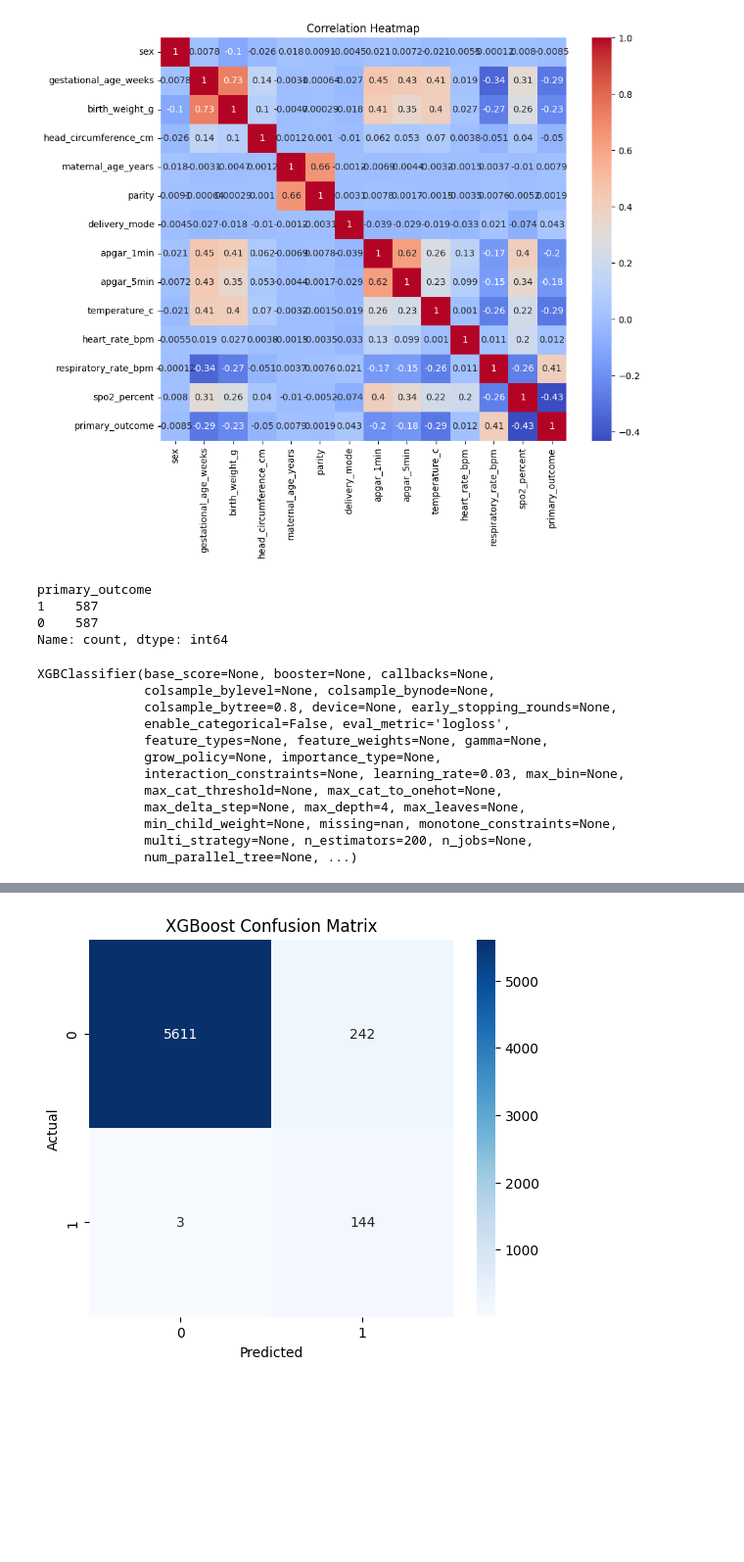
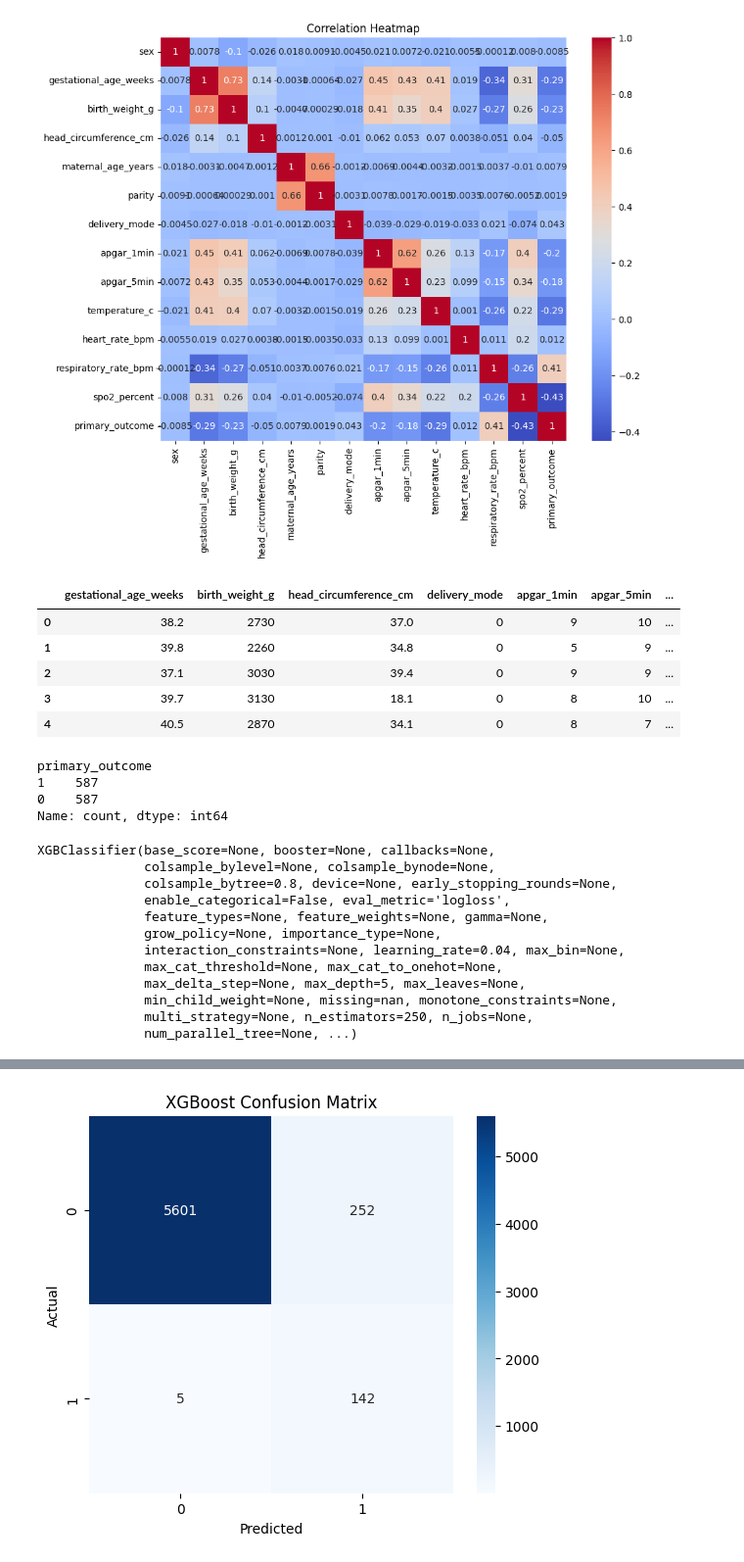
Before and after one commit to mablemunanura/NEONATES, a Jupyter notebook: notebooks/EDA/eda_clinical_data.ipynb, the cells around one changed output, grey strips where cells are left out. Shown at 98% size. Drawn from its saved outputs; the diff is of its cells as text; code cells hidden in the pictures; blank space fills up the shorter version.

```diff
--- a/notebooks/ClinicalData.ipynb
+++ b/notebooks/EDA/eda_clinical_data.ipynb
@@ -30,7 +30,7 @@ high.head()
 | 3 | 4 | F | 39.0 | 3230 | 42.0 | 31 | ... |
 | 4 | 5 | M | 38.1 | 3470 | 37.2 | 27 | ... |
 # %%
-low = pd.read_csv('../clinical_data/neonatal_low_burden.csv')
+low = pd.read_csv('../../clinical_data/neonatal_low_burden.csv')
 low.head()
 # %% [output]
 |  | id | sex | gestational_age_weeks | birth_weight_g | head_circumference_cm | maternal_age_years | ... |
@@ -40,7 +40,7 @@ low.head()
 | 3 | 4 | F | 39.0 | 3230 | 34.6 | 31 | ... |
 | 4 | 5 | M | 39.0 | 3630 | 35.2 | 27 | ... |
 # %%
-moderate = pd.read_csv('../clinical_data/neonatal_moderate_burden.csv')
+moderate = pd.read_csv('../../clinical_data/neonatal_moderate_burden.csv')
 moderate.head()
 # %% [output]
 |  | id | sex | gestational_age_weeks | birth_weight_g | head_circumference_cm | maternal_age_years | ... |
@@ -333,3 +333,7 @@ df.head()
 | 2 | 1 | 37.1 | 3030 | 39.4 | 20 | 2 | ... |
 | 3 | 0 | 39.7 | 3130 | 18.1 | 15 | 0 | ... |
 | 4 | 0 | 40.5 | 2870 | 34.1 | 23 | 1 | ... |
+# %%
+#Remove bw_category column
+df.drop("bw_category", axis=1, inplace=True)
+df.head()
@@ -342,3 +364,14 @@ plt.title("Correlation Heatmap")
 plt.show()
 # %% [output]
 [figure]
+# %%
+#Drop features with very low correlation to primary outcome
+df.drop(["parity", "maternal_age_years", "sex"], axis=1, inplace=True)
+df.head()
+# %% [output]
+|  | gestational_age_weeks | birth_weight_g | head_circumference_cm | delivery_mode | apgar_1min | apgar_5min | ... |
+| 0 | 38.2 | 2730 | 37.0 | 0 | 9 | 10 | ... |
+| 1 | 39.8 | 2260 | 34.8 | 0 | 5 | 9 | ... |
+| 2 | 37.1 | 3030 | 39.4 | 0 | 9 | 9 | ... |
+| 3 | 39.7 | 3130 | 18.1 | 0 | 8 | 10 | ... |
+| 4 | 40.5 | 2870 | 34.1 | 0 | 8 | 7 | ... |
@@ -391,9 +421,9 @@ X_train_balanced, X_test = X_train_balanced.align(X_test, join='left', axis=1, f
 # %%
 #Training XGBoost model
 xgb_model = XGBClassifier(
-    n_estimators=200,
-    learning_rate=0.03,
-    max_depth=4,
+    n_estimators=250,
+    learning_rate=0.04,
+    max_depth=5,
     subsample=0.6,
     colsample_bytree=0.8,
     random_state=40,
@@ -408,11 +438,11 @@ XGBClassifier(base_score=None, booster=None, callbacks=None,
               enable_categorical=False, eval_metric='logloss',
               feature_types=None, feature_weights=None, gamma=None,
               grow_policy=None, importance_type=None,
-              interaction_constraints=None, learning_rate=0.03, max_bin=None,
+              interaction_constraints=None, learning_rate=0.04, max_bin=None,
               max_cat_threshold=None, max_cat_to_onehot=None,
-              max_delta_step=None, max_depth=4, max_leaves=None,
+              max_delta_step=None, max_depth=5, max_leaves=None,
               min_child_weight=None, missing=nan, monotone_constraints=None,
-              multi_strategy=None, n_estimators=200, n_jobs=None,
+              multi_strategy=None, n_estimators=250, n_jobs=None,
               num_parallel_tree=None, ...)
 # %%
 y_prob = xgb_model.predict_proba(X_test)[:,1]
```
Also changed, not shown: parts of 13 cells of this notebook, 1 other file.
